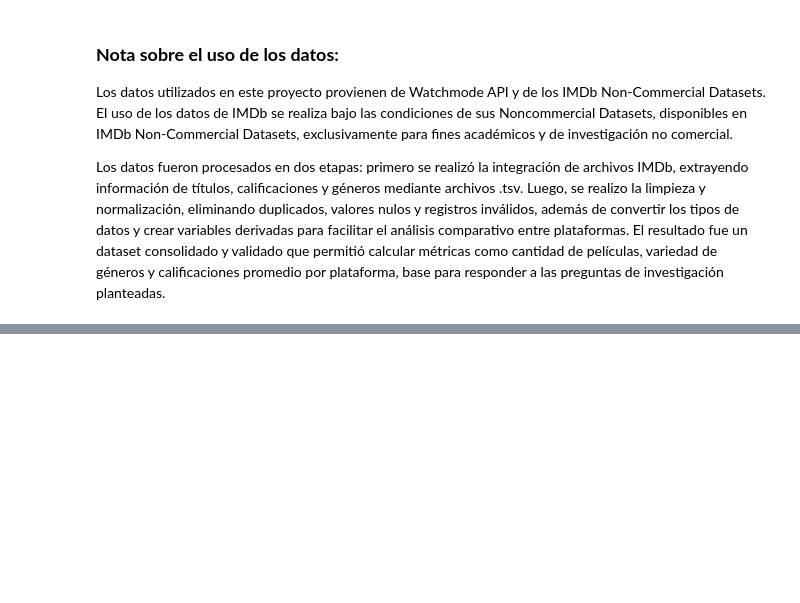
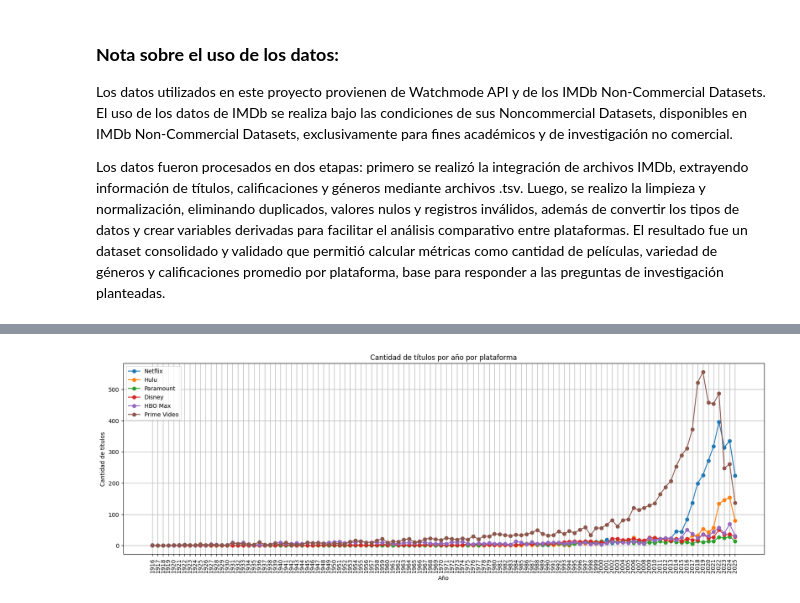
Before and after one commit to jlevipil/Proyecto-Grupo-18, a Jupyter notebook: notebook.ipynb, the cells around one changed output, grey strips where cells are left out. Drawn from its saved outputs; the diff is of its cells as text; code cells hidden in the pictures; blank space fills up the shorter version.

```diff
--- a/notebook.ipynb
+++ b/notebook.ipynb
@@ -253,0 +458,15 @@ El resultado fue un dataset consolidado y validado que permitió calcular métri
+# %%
+#Creamos las variables por décadas y quinquenio(cada 5 años)
+netflix['decada'] = (netflix['year'] // 10) * 10
+hulu['decada'] = (hulu['year'] // 10) * 10
+paramount['decada'] = (paramount['year'] // 10) * 10
+disney['decada'] = (disney['year'] // 10) * 10
+hbomax['decada'] = (hbomax['year'] // 10) * 10
+prime['decada'] = (prime['year'] // 10) * 10
+
+netflix['cinco_años'] = (netflix['year'] // 5) * 5
+hulu['cinco_años'] = (hulu['year'] // 5) * 5
+paramount['cinco_años'] = (paramount['year'] // 5) * 5
+disney['cinco_años'] = (disney['year'] // 5) * 5
+hbomax['cinco_años'] = (hbomax['year'] // 5) * 5
+prime['cinco_años'] = (prime['year'] // 5) * 5
@@ -253,0 +582,35 @@ El resultado fue un dataset consolidado y validado que permitió calcular métri
+# %%
+#Definimos el diccionario de las plataformas
+plataformas = {
+    'Netflix': netflix,
+    'Hulu': hulu,
+    'Paramount': paramount,
+    'Disney': disney,
+    'HBO Max': hbomax,
+    'Prime Video': prime
+}
+#Calculamos los años mínimos y máximos entre todas las plataformas
+años_min = min(df['year'].min() for df in plataformas.values())
+años_max = max(df['year'].max() for df in plataformas.values())
+años_completos = range(años_min, años_max+1)
+#Realizamos el conteo de títulos por año y por plataforma
+conteos = {}
+for nombre, df in plataformas.items():
+    conteo = df['year'].value_counts().reindex(años_completos, fill_value=0).sort_index()
+    conteos[nombre] = conteo
+#Generamos el grafico
+plt.figure(figsize=(20,6))
+for nombre, conteo in conteos.items():
+    plt.plot(conteo.index, conteo.values, marker='o', linestyle='-', label=nombre)
+
+plt.xticks(range(años_min, años_max+1, 1), rotation=90)  # todos los años en eje X
+plt.xlabel('Año')
+plt.ylabel('Cantidad de títulos')
+plt.title('Cantidad de títulos por año por plataforma')
+plt.legend()
+plt.grid(True)
+#Por ultimo guardamos la imagen
+plt.savefig('img/n_peliculas_año_plataforma.jpg', dpi=300, bbox_inches='tight')
+plt.show()
+# %% [output]
+[figure, added]
```
Also changed, not shown: parts of 152 cells of this notebook, 13 other files.
